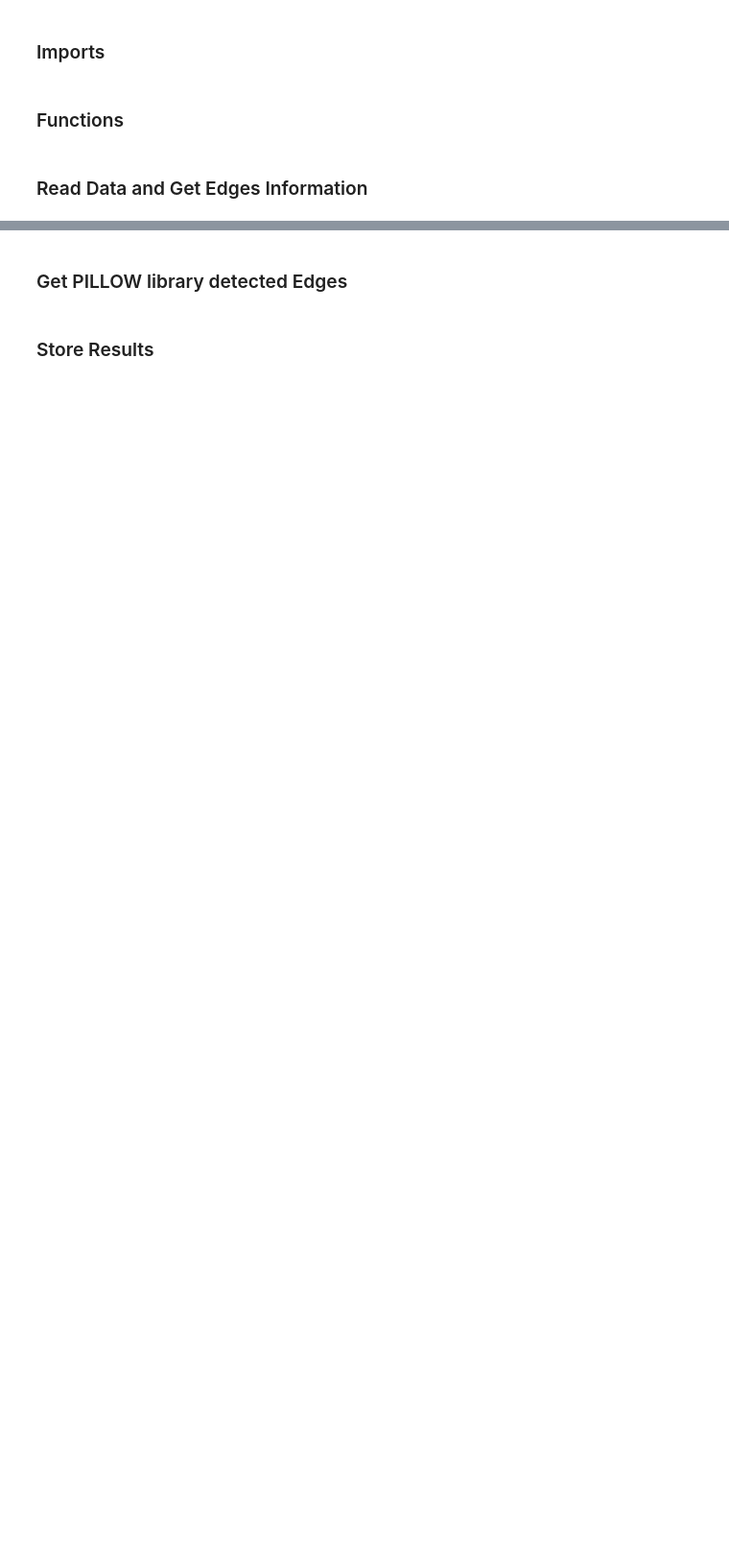
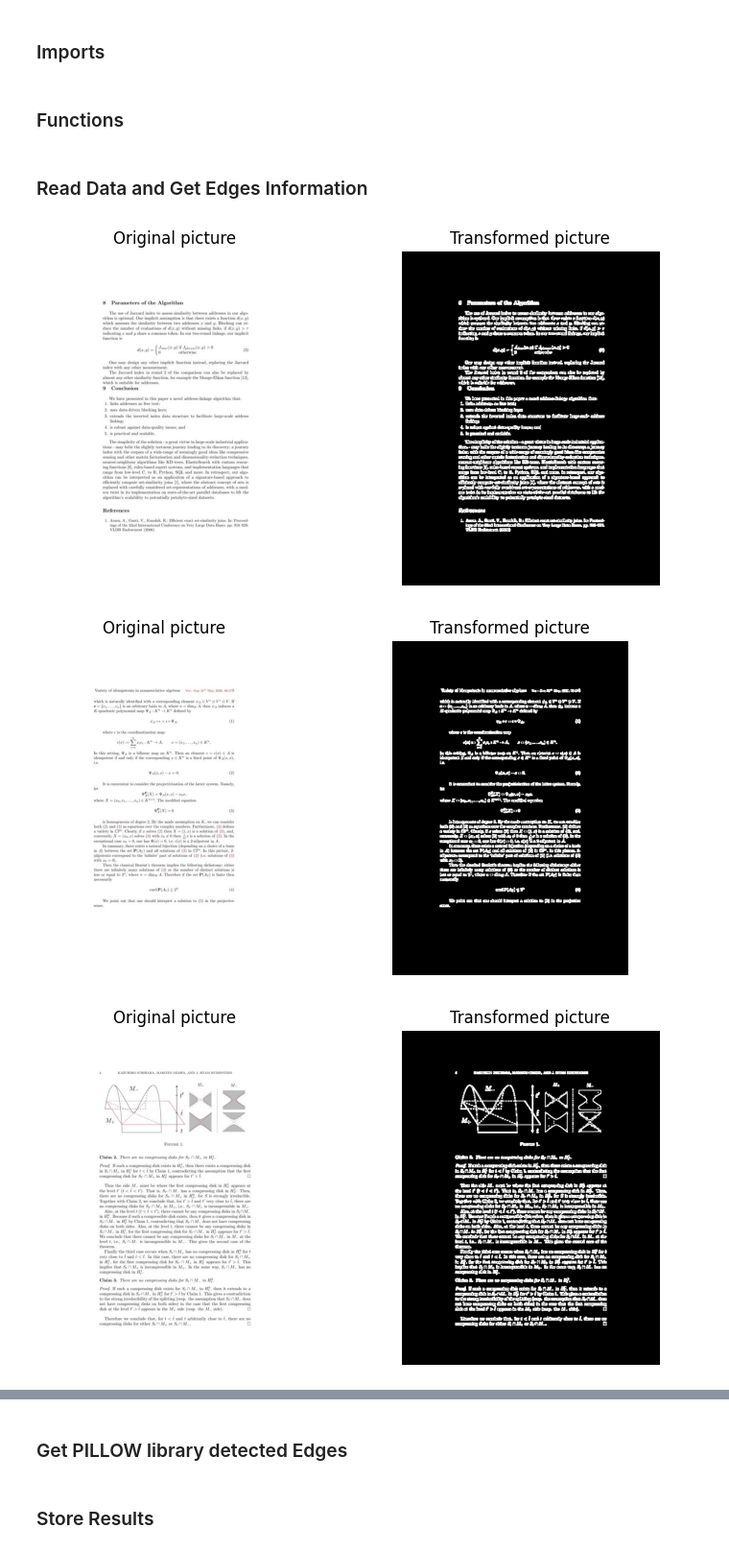
Before and after one commit to IITB-LEAP-OCR/TEXTRON, a Jupyter notebook: LFs/image_processing_LFs/02_Edges_LF.ipynb, the cells around one changed output, grey strips where cells are left out. Shown at 96% size. Drawn from its saved outputs; the diff is of its cells as text; code cells hidden in the pictures; blank space fills up the shorter version.

```diff
--- a/LFs/image_processing_LFs/02_Edges_LF.ipynb
+++ b/LFs/image_processing_LFs/02_Edges_LF.ipynb
@@ -63,9 +63,13 @@ output_dir = './../../../temp_data/results/img_processing/'
 # %%
 dir_list = os.listdir(input_dir)
 results = {}
 
 for image in dir_list:
     img = io.imread(input_dir + image)
     edges = get_image_edges(img)
     results[image] = edges
-#     plot_images(img,edges)
+    plot_images(img,edges)
+# %% [output]
+[figure, added]
+[figure, added]
+[figure, added]
```
Also changed, not shown: parts of 1 cell of this notebook, 9 other files.
